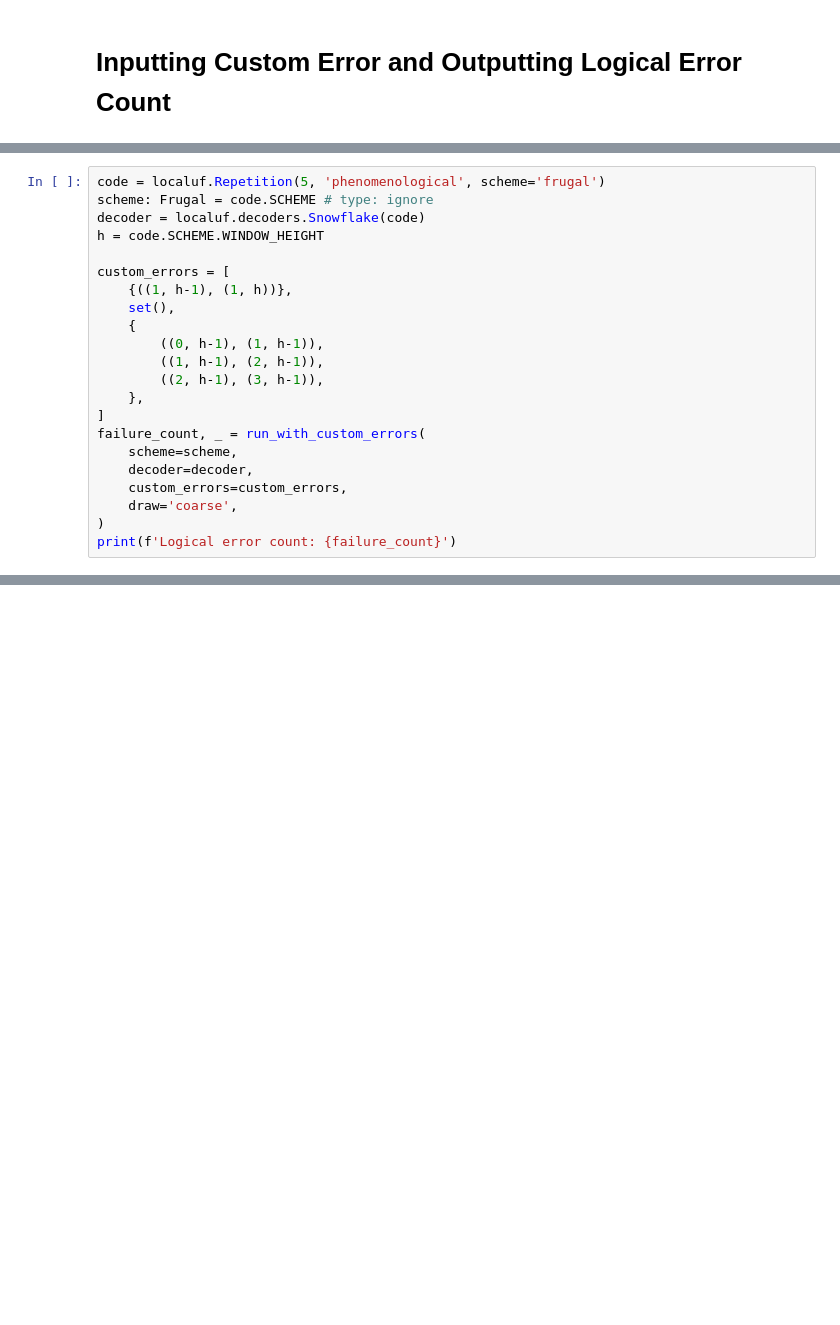
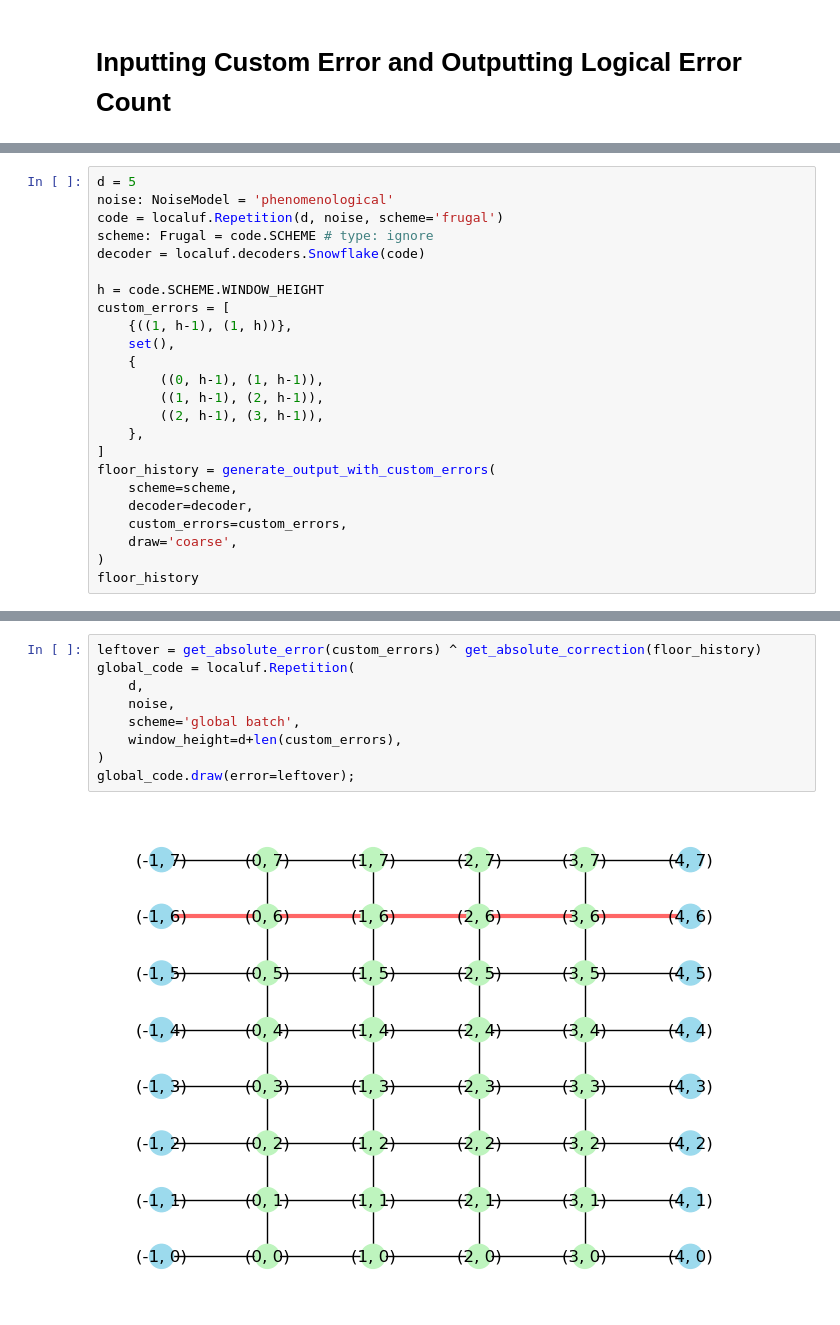
Before and after one commit to timchan0/localuf, a Jupyter notebook: demo_notebooks/snowflake.ipynb, the cells around one changed output, grey strips where cells are left out. Drawn from its saved outputs; the diff is of its cells as text; blank space fills up the shorter version.

Commit message:
Demo couting logical errors from custom Snowflake input

```diff
--- a/demo_notebooks/snowflake.ipynb
+++ b/demo_notebooks/snowflake.ipynb
@@ -211,9 +285,11 @@ def run_with_custom_errors(
 # %%
-code = localuf.Repetition(5, 'phenomenological', scheme='frugal')
+d = 5
+noise: NoiseModel = 'phenomenological'
+code = localuf.Repetition(d, noise, scheme='frugal')
 scheme: Frugal = code.SCHEME # type: ignore
 decoder = localuf.decoders.Snowflake(code)
+
 h = code.SCHEME.WINDOW_HEIGHT
-
 custom_errors = [
     {((1, h-1), (1, h))},
     set(),
@@ -223,11 +299,11 @@ custom_errors = [
         ((2, h-1), (3, h-1)),
     },
 ]
-failure_count, _ = run_with_custom_errors(
+floor_history = generate_output_with_custom_errors(
     scheme=scheme,
     decoder=decoder,
     custom_errors=custom_errors,
     draw='coarse',
 )
-print(f'Logical error count: {failure_count}')
+floor_history
 # %% [output]
@@ -235,0 +324,11 @@ Logical error count: 1
+# %%
+leftover = get_absolute_error(custom_errors) ^ get_absolute_correction(floor_history)
+global_code = localuf.Repetition(
+    d,
+    noise,
+    scheme='global batch',
+    window_height=d+len(custom_errors),
+)
+global_code.draw(error=leftover);
+# %% [output]
+[figure, added]
```
Also changed, not shown: parts of 10 cells of this notebook, 8 other files.
